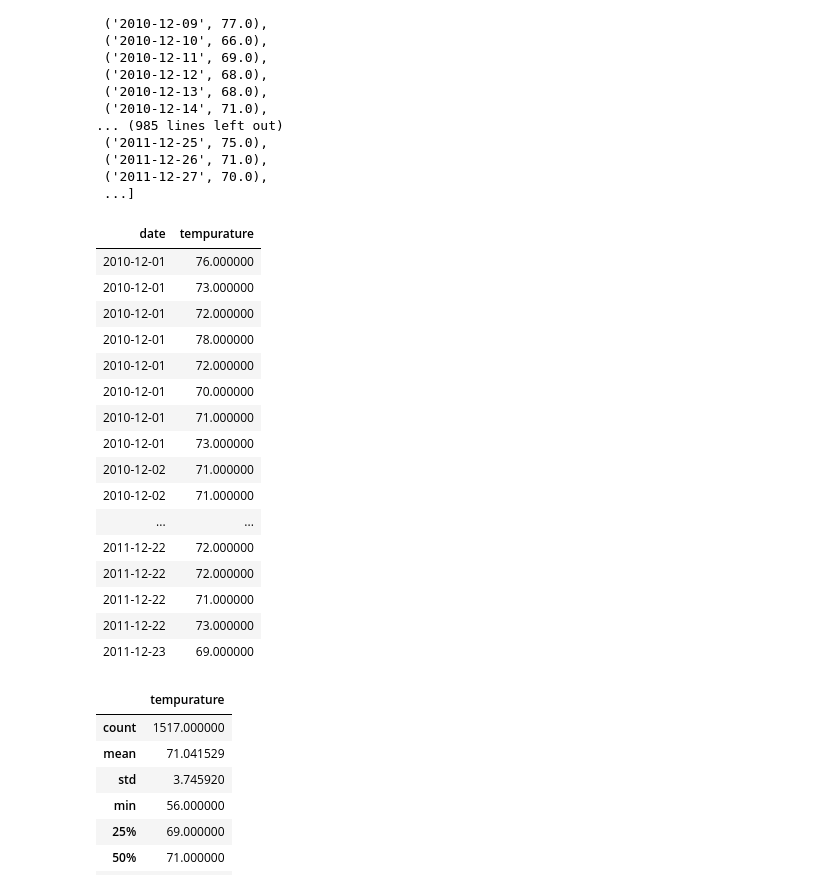
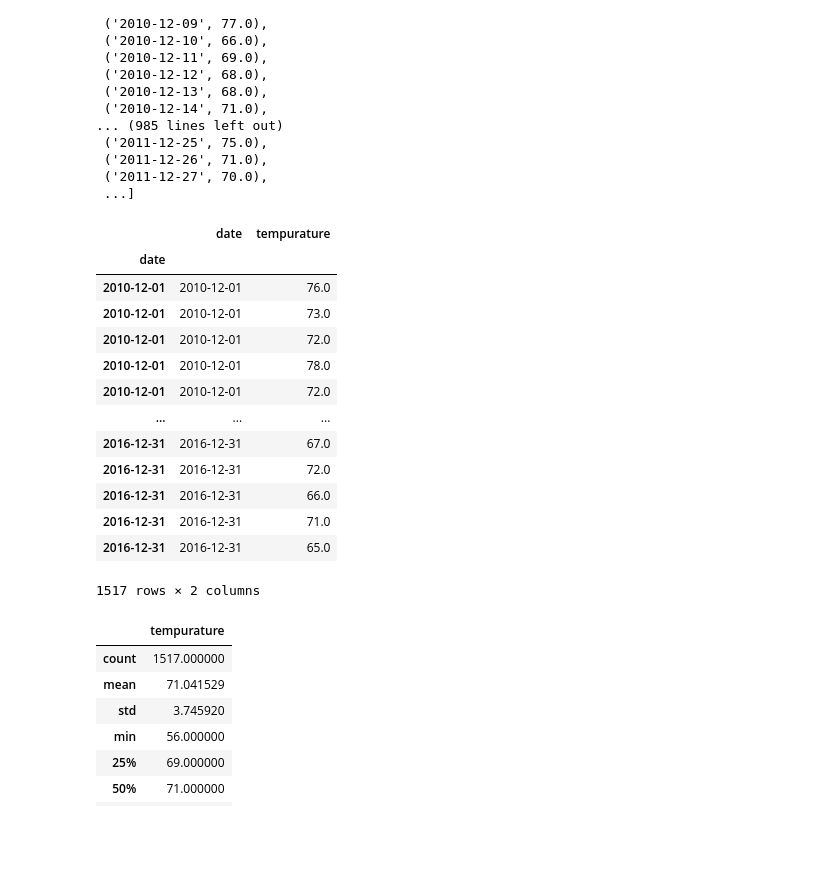
Before and after one commit to arosas17/surfs_up, a Jupyter notebook: SurfsUp_Challenge.ipynb, the cells around one changed output. Drawn from its saved outputs; the diff is of its cells as text; code cells hidden in the pictures; blank space fills up the shorter version.

```diff
--- a/SurfsUp_Challenge.ipynb
+++ b/SurfsUp_Challenge.ipynb
@@ -124,28 +122,24 @@ dec_temps = session.query(Measurement.date, Measurement.tobs).\
 # %%
 # 8. Create a DataFrame from the list of temperatures for the month of December.
 dec_df = pd.DataFrame(dec_temps, columns=['date', 'tempurature'])
 dec_df.set_index(dec_df['date'], inplace=True)
 dec_df = dec_df.sort_index()
-dec_df = dec_df.style.hide_index()
 dec_df
 # %% [output]
-| date | tempurature |
-| 2010-12-01 | 76.000000 |
-| 2010-12-01 | 73.000000 |
-| 2010-12-01 | 72.000000 |
-| 2010-12-01 | 78.000000 |
-| 2010-12-01 | 72.000000 |
-| 2010-12-01 | 70.000000 |
-| 2010-12-01 | 71.000000 |
-| 2010-12-01 | 73.000000 |
-| 2010-12-02 | 71.000000 |
-| 2010-12-02 | 71.000000 |
-| ... | ... |
-| 2011-12-22 | 72.000000 |
-| 2011-12-22 | 72.000000 |
-| 2011-12-22 | 71.000000 |
-| 2011-12-22 | 73.000000 |
-| 2011-12-23 | 69.000000 |
+|  | date | tempurature |
+| date |  |  |
+| 2010-12-01 | 2010-12-01 | 76.0 |
+| 2010-12-01 | 2010-12-01 | 73.0 |
+| 2010-12-01 | 2010-12-01 | 72.0 |
+| 2010-12-01 | 2010-12-01 | 78.0 |
+| 2010-12-01 | 2010-12-01 | 72.0 |
+| ... | ... | ... |
+| 2016-12-31 | 2016-12-31 | 67.0 |
+| 2016-12-31 | 2016-12-31 | 72.0 |
+| 2016-12-31 | 2016-12-31 | 66.0 |
+| 2016-12-31 | 2016-12-31 | 71.0 |
+| 2016-12-31 | 2016-12-31 | 65.0 |
+1517 rows × 2 columns
 # %%
 # 9. Calculate and print out the summary statistics for the Decemeber temperature DataFrame.
 dec_summary = dec_df.describe()
```
Also changed, not shown: parts of 17 cells of this notebook, 4 other files.
